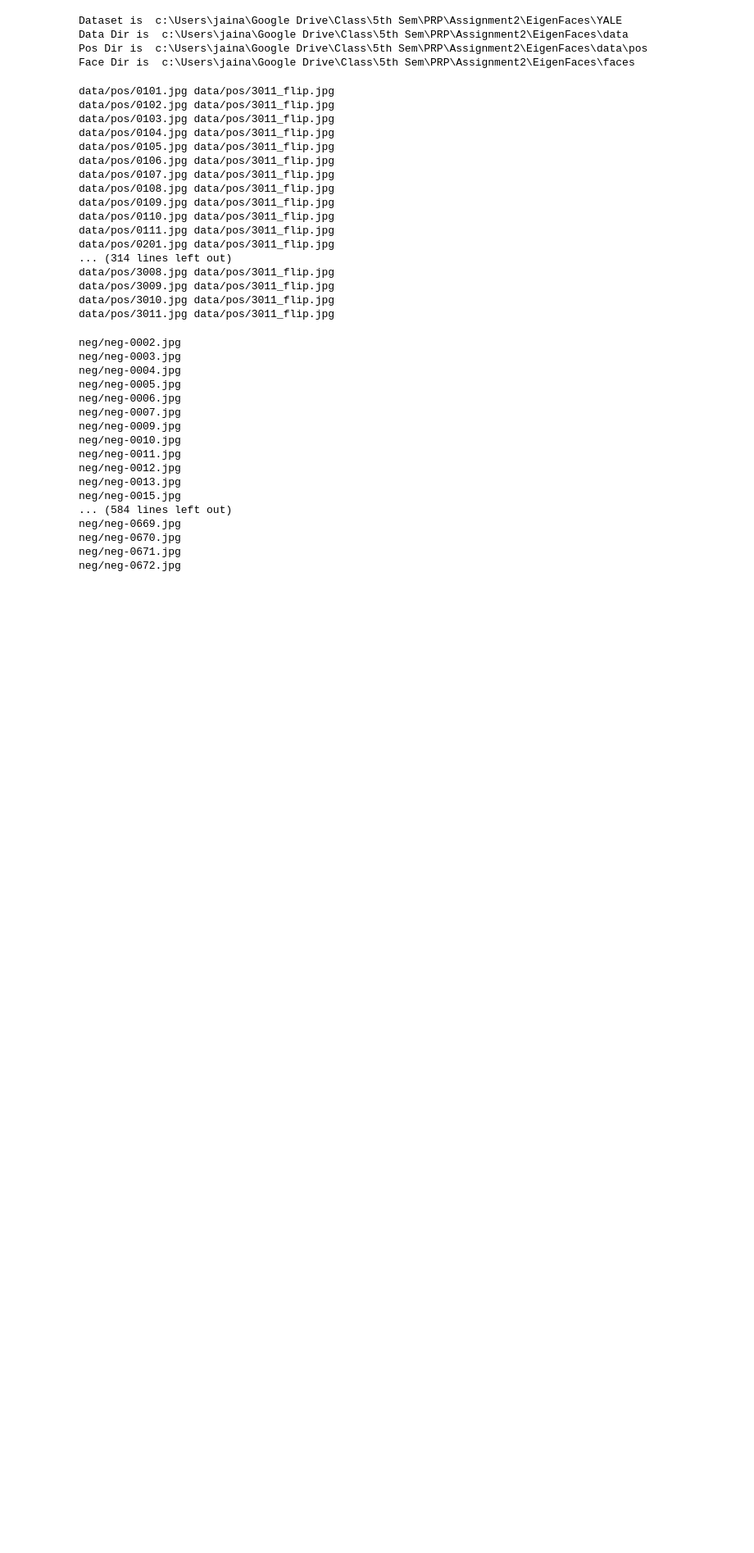
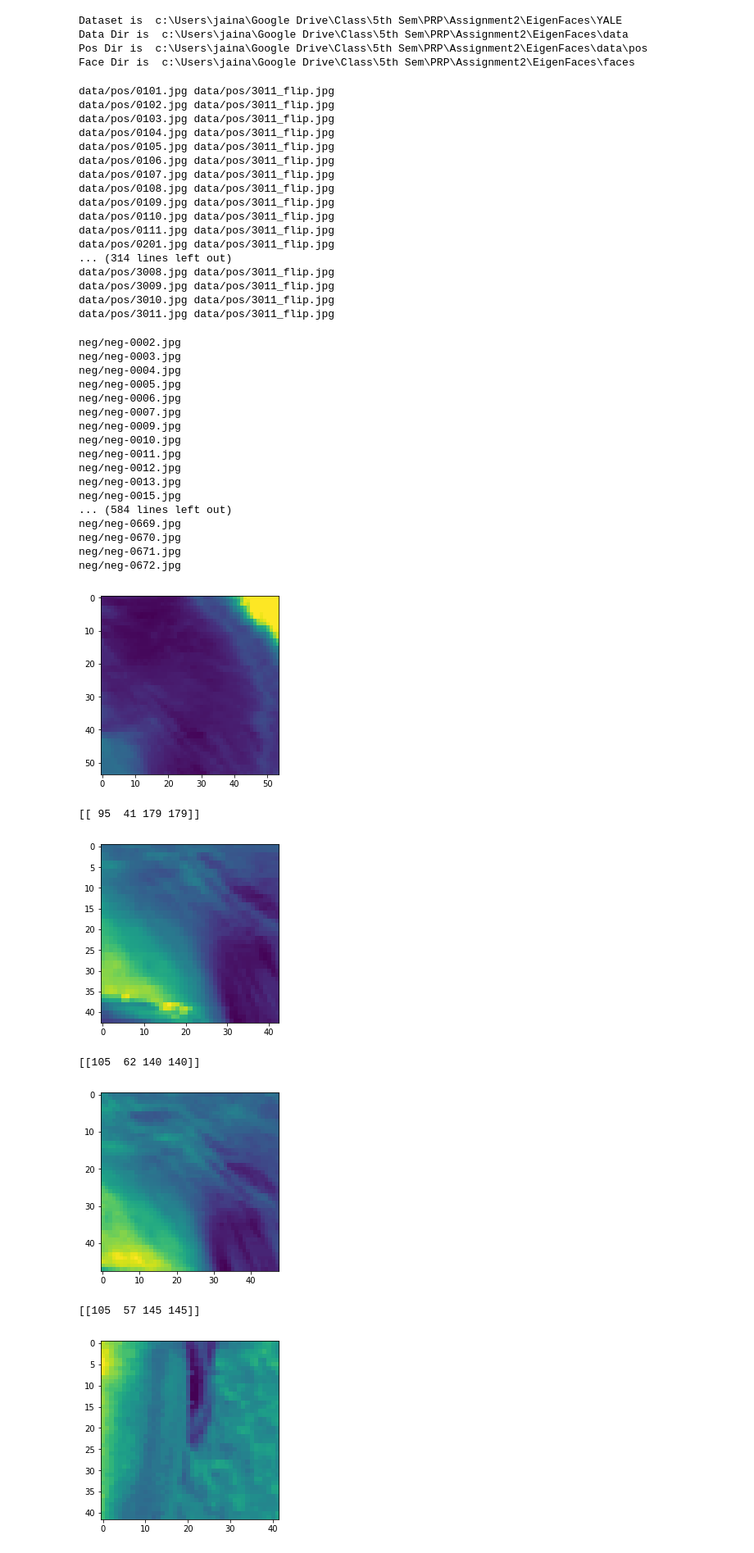
Before and after one commit to varunjain3/EigenFaces, a Jupyter notebook: train.ipynb, the cells around one changed output. Shown at 82% size. Drawn from its saved outputs; the diff is of its cells as text; code cells hidden in the pictures; blank space fills up the shorter version.

Commit message:
Eigen notebook completed

```diff
--- a/train.ipynb
+++ b/train.ipynb
@@ -117,3 +117,29 @@ neg/neg-0669.jpg
 neg/neg-0670.jpg
 neg/neg-0671.jpg
 neg/neg-0672.jpg
+# %%
+face_c = cv.CascadeClassifier("classifier\cascade.xml")
+# %%
+count = 0
+for dirname,_,filenames in os.walk(r"C:\Users\jaina\Google Drive\Class\5th Sem\PRP\Assignment2\EigenFaces\YALE"):
+
+    for file in filenames:
+        count += 1
+        if count > 15:
+            break
+        im = PIL.Image.open(os.path.join(dirname,file))
+        im = np.array(im)
+        faces = face_c.detectMultiScale(im,minNeighbors=3)
+
+        for face in faces:
+            plt.imshow(im[face[1]:face[0],face[1] + face[3]:face[0]+face[2]])
+            plt.show()
+        print(faces)
+# %% [output]
+[figure, added]
+[[ 95  41 179 179]]
+[figure, added]
+[[105  62 140 140]]
+[figure, added]
+[[105  57 145 145]]
+[figure, added]
```
Also changed, not shown: parts of 2 cells of this notebook, 4 other files.
